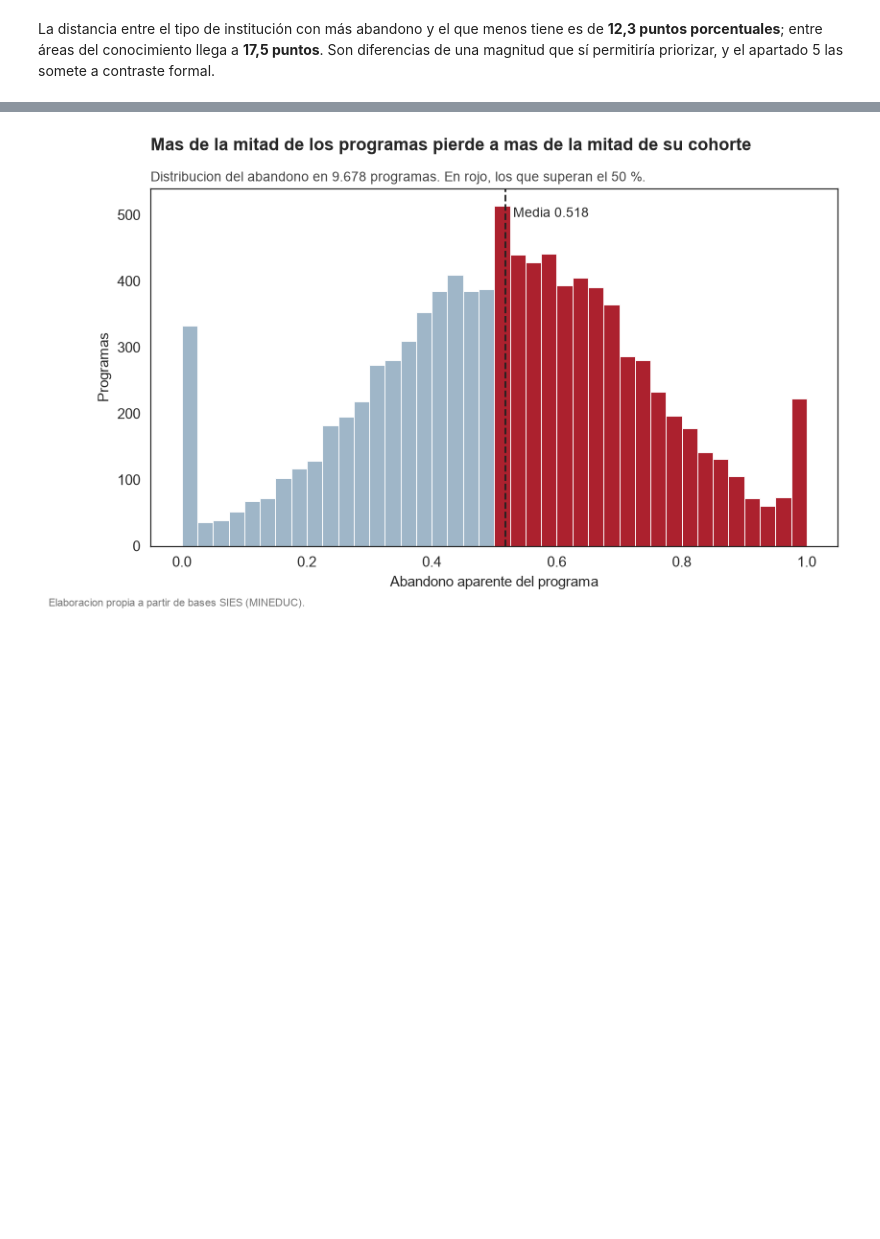
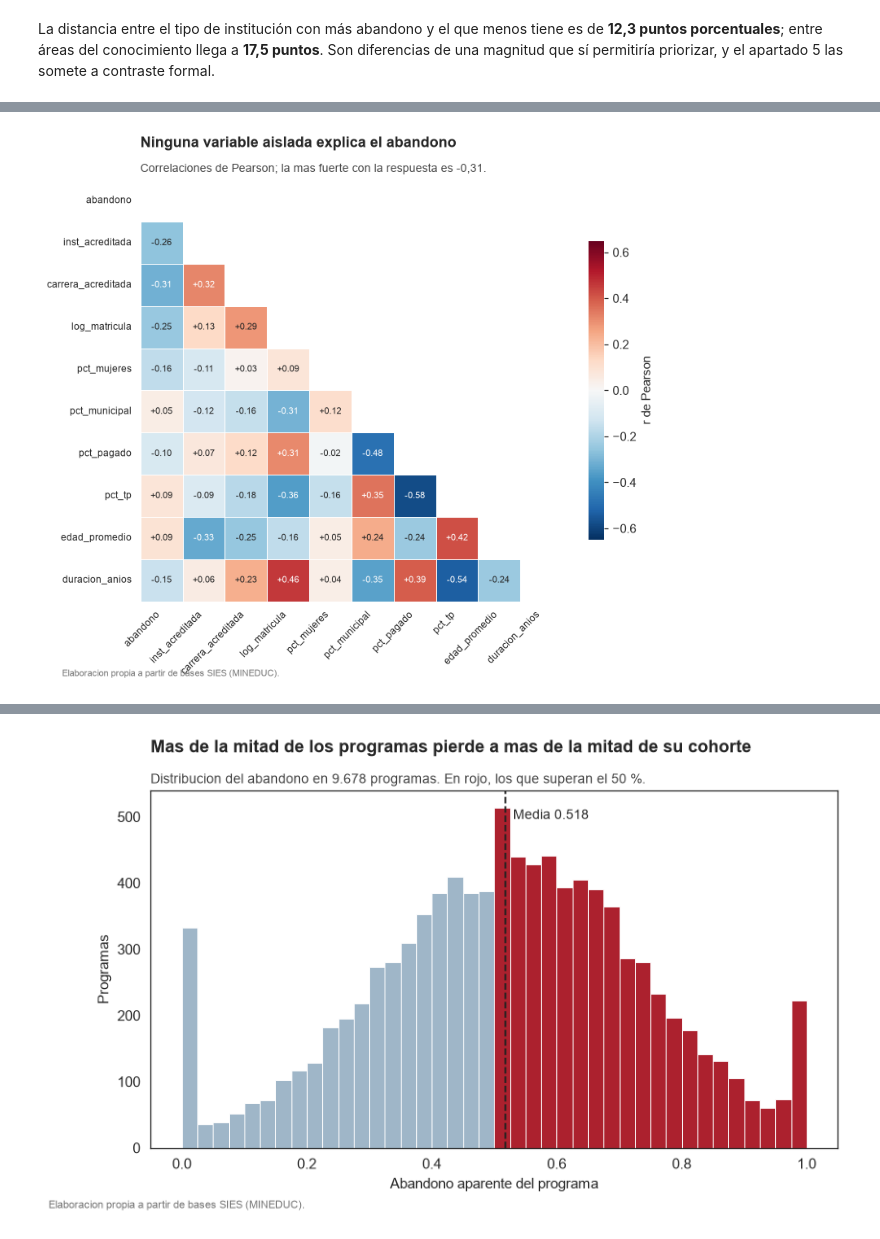
Before and after one commit to santunez75/analisis-desercion, a Jupyter notebook: notebooks/Sumativa1_Analisis_Desercion.ipynb, the cells around one changed output, grey strips where cells are left out. Cells and saved outputs as stored; diff of their text form; code cells hidden in the pictures; blank space fills up the shorter version.

```diff
--- a/notebooks/Sumativa1_Analisis_Desercion.ipynb
+++ b/notebooks/Sumativa1_Analisis_Desercion.ipynb
@@ -467,0 +687,17 @@ y el apartado 5 las somete a contraste formal.
+# %%
+NUM_CORR = ["abandono", "inst_acreditada", "carrera_acreditada", "log_matricula",
+            "pct_mujeres", "pct_municipal", "pct_pagado", "pct_tp",
+            "edad_promedio", "duracion_anios"]
+
+matriz = datos[NUM_CORR].corr()
+matriz.to_csv(TABLAS / "matriz_correlaciones.csv", encoding="utf-8-sig")
+
+con_abandono = matriz["abandono"].drop("abandono").sort_values()
+print("Correlacion de Pearson con el abandono")
+print(con_abandono.to_string(float_format=lambda x: f"{x:+.3f}"))
+
+print()
+print("Contraste de significacion de cada correlacion")
+for variable in con_abandono.index:
+    r, p = stats.pearsonr(datos[variable], datos["abandono"])
+    print(f"  {variable:<20} r = {r:+.3f}   p = {p:.2e}   r2 = {r**2:.3f}")
@@ -467,0 +722,18 @@ y el apartado 5 las somete a contraste formal.
+# %%
+# --- Figura: la matriz completa -------------------------------------------
+fig, eje = plt.subplots(figsize=(7.6, 6.2))
+mascara = np.triu(np.ones_like(matriz, dtype=bool))
+sns.heatmap(matriz, mask=mascara, annot=True, fmt="+.2f", annot_kws={"size": 7.5},
+            cmap="RdBu_r", center=0, vmin=-0.65, vmax=0.65, square=True,
+            linewidths=0.6, linecolor="white", cbar_kws={"shrink": 0.7, "label": "r de Pearson"},
+            ax=eje)
+eje.set_xticklabels(eje.get_xticklabels(), rotation=45, ha="right", fontsize=8)
+eje.set_yticklabels(eje.get_yticklabels(), rotation=0, fontsize=8)
+eje.grid(False)
+rotular(eje,
+        "Ninguna variable aislada explica el abandono",
+        "Correlaciones de Pearson; la mas fuerte con la respuesta es -0,31.")
+guardar(fig, "fig6_correlaciones")
+plt.show()
+# %% [output]
+[figure, added]
```
Also changed, not shown: parts of 24 cells of this notebook, 12 other files.
